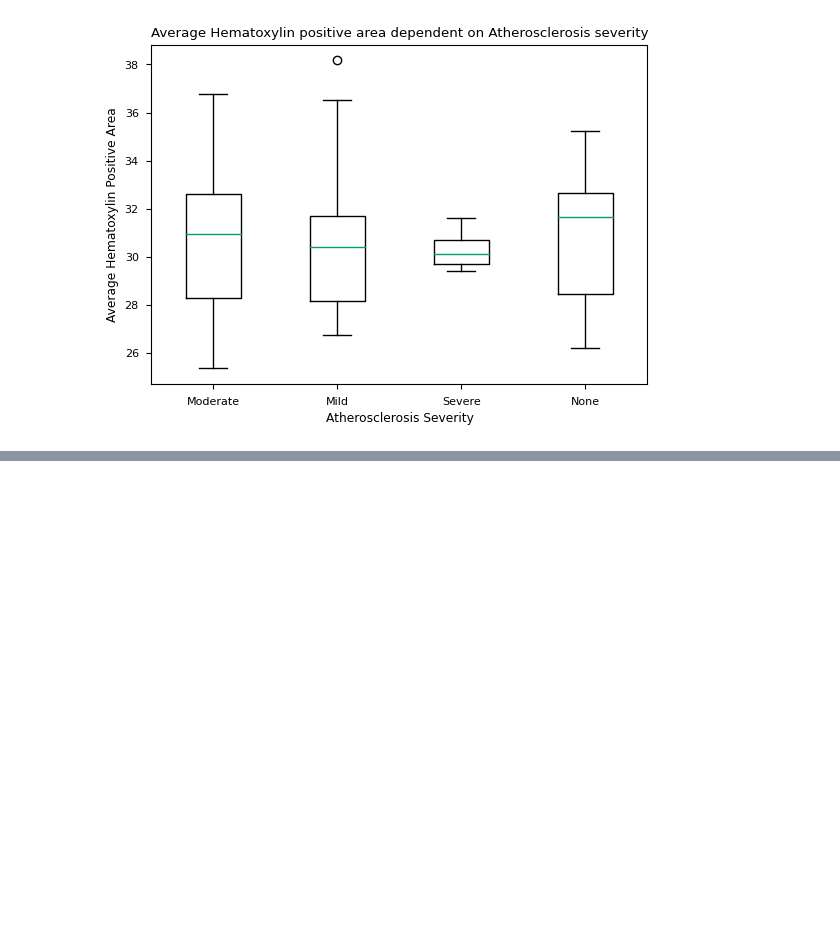
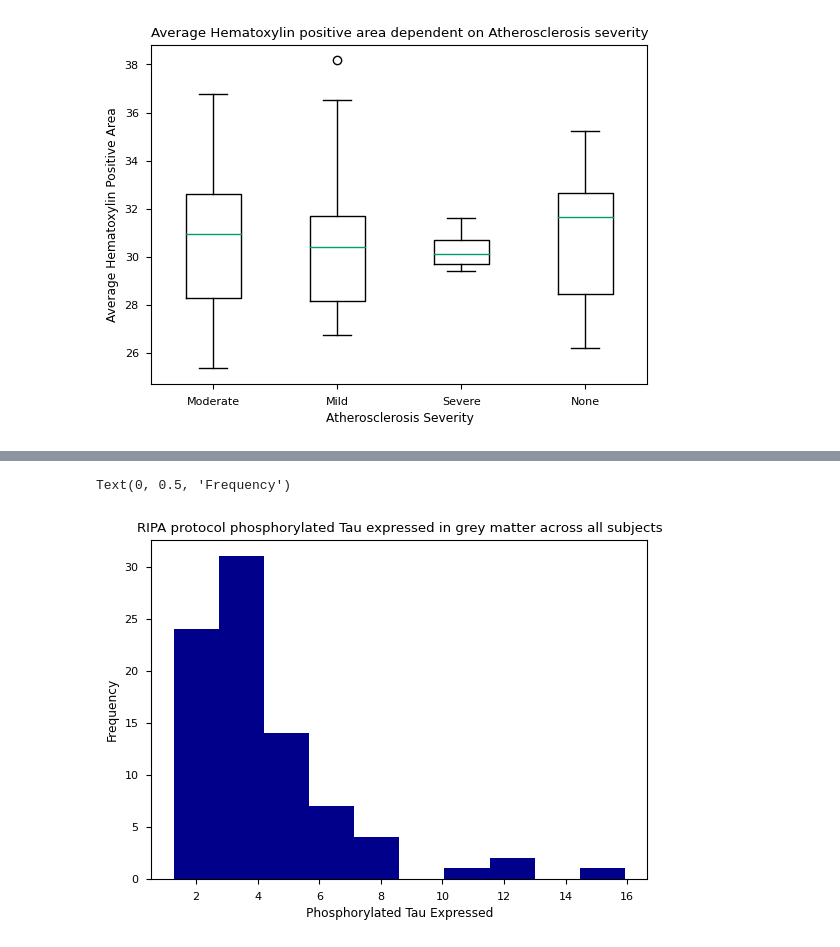
Before and after one commit to amandafriedmann/NEUR-Data-Analysis, a Jupyter notebook: FINAL_PROJECT_WORK.ipynb, the cells around one changed output, grey strips where cells are left out. Cells and saved outputs as stored; diff of their text form; code cells hidden in the pictures; blank space fills up the shorter version.

```diff
--- a/FINAL_PROJECT_WORK.ipynb
+++ b/FINAL_PROJECT_WORK.ipynb
@@ -111,0 +127,9 @@ Text(0.5, 1.0, 'Average Hematoxylin positive area dependent on Atherosclerosis s
+# %%
+#Total Microinfarcts ripa pTau_Grey matter distribution
+microinfarcts_data['ripa pTau_Grey matter'].plot(kind='hist', color = 'darkblue')
+plt.title('RIPA protocol phosphorylated Tau expressed in grey matter across all subjects')
+plt.xlabel('Phosphorylated Tau Expressed')
+plt.ylabel('Frequency')
+# %% [output]
+Text(0, 0.5, 'Frequency')
+[figure, added]
```
Also changed, not shown: parts of 4 cells of this notebook.
